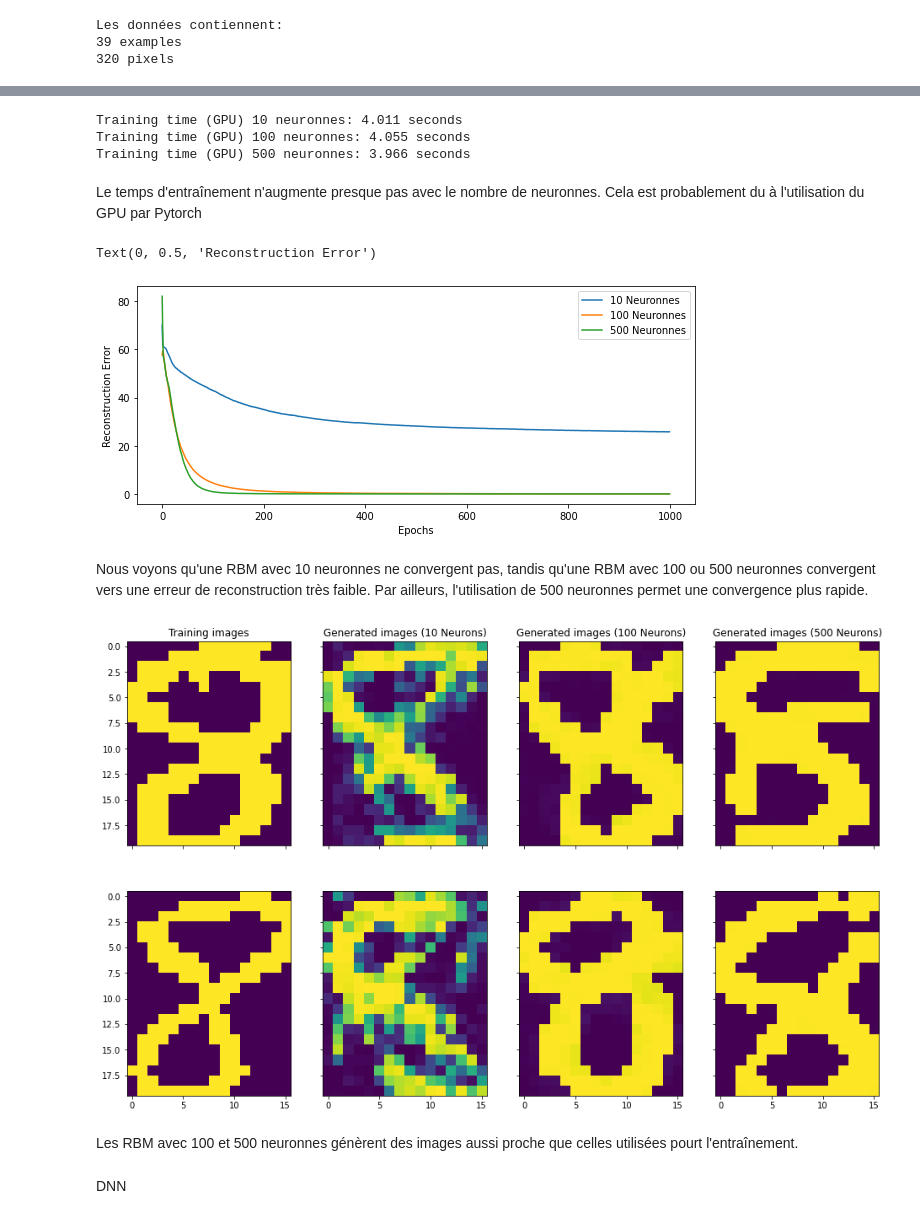
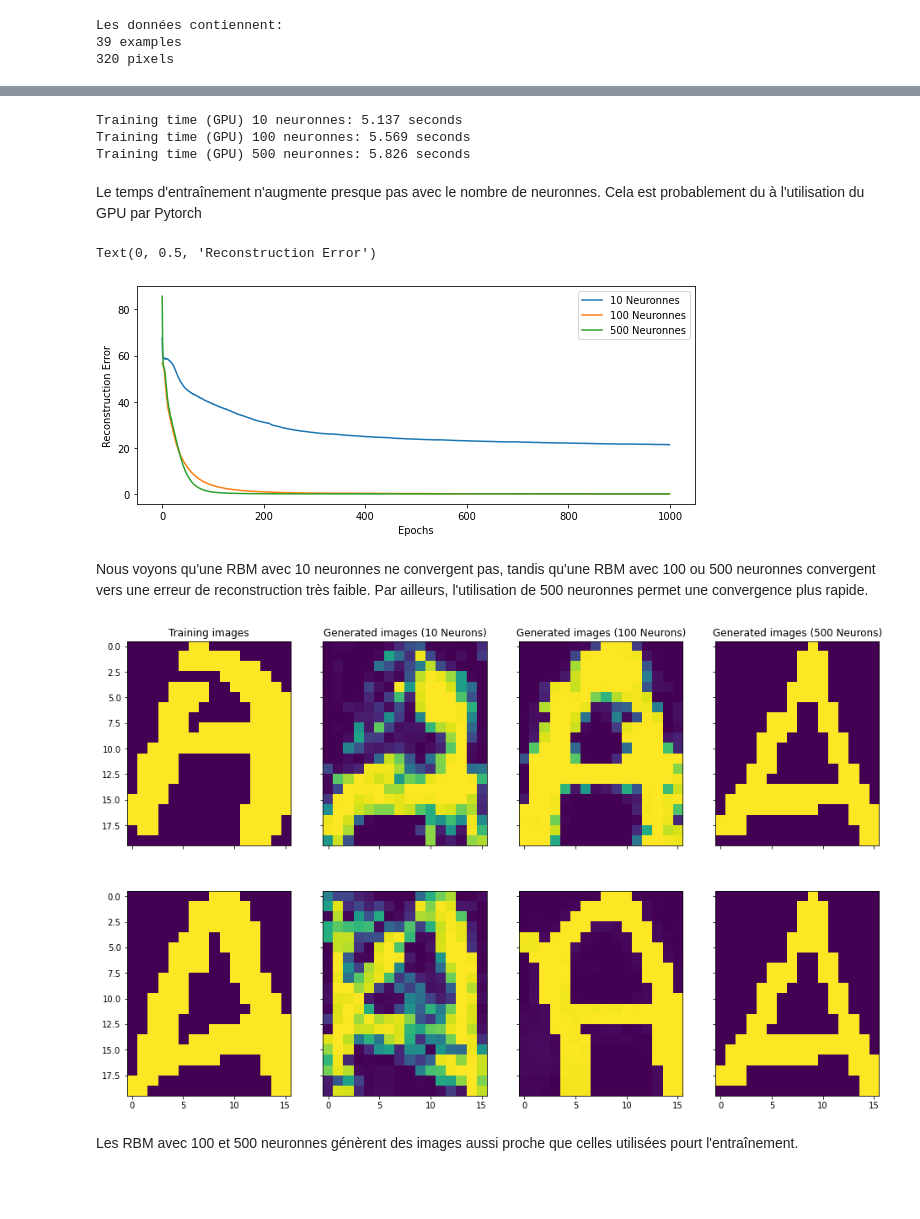
Before and after one commit to gasbas/DeepLearning2, a Jupyter notebook: Experiments.ipynb, the cells around one changed output, grey strips where cells are left out. Saved outputs shown, nothing was run; the diff lists cells and outputs as text; code cells hidden in the pictures; blank space fills up the shorter version.

```diff
--- a/Experiments.ipynb
+++ b/Experiments.ipynb
@@ -10,7 +14,7 @@ device = torch.device('cuda') if torch.cuda.is_available() else 'cpu'
 # %% [markdown]
 Nous allons visualiser l'entrainement de notre RBM sur la base de données BinaryAlphadigits. Dans un premier temps, on considère le préentrainement sur le nombre $8$
 # %%
-index = 8
+index = 10
 X  = lire_alpha_digit(index, device)
 # %%
 print('Les données contiennent:')
@@ -25,14 +29,14 @@ Les données contiennent:
 p = X.size(1) #Nombre de pixels
 qs = [10,100,500] #Test de différents nombres de neuronnes dans la couche cachée
 batch_size = 10 #Le nombre de données par batch
-lr = 0.01 #Le pas dans la gradient ascent
+lr = 0.1 #Le pas dans la gradient ascent
 epochs = 1000 #Le nombre d'itérations (nombre de fois que le modèle voit toutes les données)
 n_images = 2 #Nombre d'images à générer une fois la RBM entrainée
 gibbs_iter = 1000 #Nombre d'itération dans le gibbs sampler pour générer une image
 
 historique = []
-images = []
-times = []
+images_RBM = []
+times_RBM = []
 
 for q in qs :
     t0 = time()
@@ -42,7 +46,7 @@ for q in qs :
     historique.append(history)
     gen_images = generer_image_RBM(trained_RBM, gibbs_iter, n_images, plot = False)
     print('')
-    times.append(time()-t0)
-    images.append(gen_images)
+    times_RBM.append(time()-t0)
+    images_RBM.append(gen_images)
 # %% [output]
 RBM avec 10 neuronnes
@@ -66,11 +55,11 @@ KeyboardInterrupt:
 # %%
-print(f'Training time (GPU) 10 neuronnes: {times[0]:0.3f} seconds')
-print(f'Training time (GPU) 100 neuronnes: {times[1]:0.3f} seconds')
-print(f'Training time (GPU) 500 neuronnes: {times[2]:0.3f} seconds')
+print(f'Training time (GPU) 10 neuronnes: {times_RBM[0]:0.3f} seconds')
+print(f'Training time (GPU) 100 neuronnes: {times_RBM[1]:0.3f} seconds')
+print(f'Training time (GPU) 500 neuronnes: {times_RBM[2]:0.3f} seconds')
 # %% [output]
-Training time (GPU) 10 neuronnes: 4.011 seconds
-Training time (GPU) 100 neuronnes: 4.055 seconds
-Training time (GPU) 500 neuronnes: 3.966 seconds
+Training time (GPU) 10 neuronnes: 5.137 seconds
+Training time (GPU) 100 neuronnes: 5.569 seconds
+Training time (GPU) 500 neuronnes: 5.826 seconds
 # %% [markdown]
 Le temps d'entraînement n'augmente presque pas avec le nombre de neuronnes. Cela est probablement du à l'utilisation du GPU par Pytorch
 # %%
@@ -83,30 +72,28 @@ plt.xlabel('Epochs')
 plt.ylabel('Reconstruction Error')
 # %% [output]
 Text(0, 0.5, 'Reconstruction Error')
-[figure, old version]
+[figure, new version]
 # %% [markdown]
 Nous voyons qu'une RBM avec 10 neuronnes ne convergent pas, tandis qu'une RBM avec 100 ou 500 neuronnes convergent vers une erreur de reconstruction très faible. Par ailleurs, l'utilisation de 500 neuronnes permet une convergence plus rapide.
 # %%
 fig, ax = plt.subplots(nrows = 2, ncols = 4, sharex = True, sharey = True, figsize = (16,10))
 
 ax[0,0].imshow(X[0].view(20,16).cpu().numpy())
 ax[1,0].imshow(X[10].view(20,16).cpu().numpy())
 ax[0,0].set_title('Training images')
 
-ax[0,1].imshow(images[0][0])
-ax[1,1].imshow(images[0][1])
+ax[0,1].imshow(images_RBM[0][0])
+ax[1,1].imshow(images_RBM[0][1])
 ax[0,1].set_title('Generated images (10 Neurons)')
 
-ax[0,2].imshow(images[1][0])
-ax[1,2].imshow(images[1][1])
+ax[0,2].imshow(images_RBM[1][0])
+ax[1,2].imshow(images_RBM[1][1])
 ax[0,2].set_title('Generated images (100 Neurons)')
 
-ax[0,3].imshow(images[2][0])
-ax[1,3].imshow(images[2][1])
+ax[0,3].imshow(images_RBM[2][0])
+ax[1,3].imshow(images_RBM[2][1])
 _=ax[0,3].set_title('Generated images (500 Neurons)')
 # %% [output]
-[figure, old version]
+[figure, new version]
 # %% [markdown]
 Les RBM avec 100 et 500 neuronnes génèrent des images aussi proche que celles utilisées pourt l'entraînement.
-# %% [markdown]
-DNN
```
Also changed, not shown: parts of 32 cells of this notebook, 12 other files.
